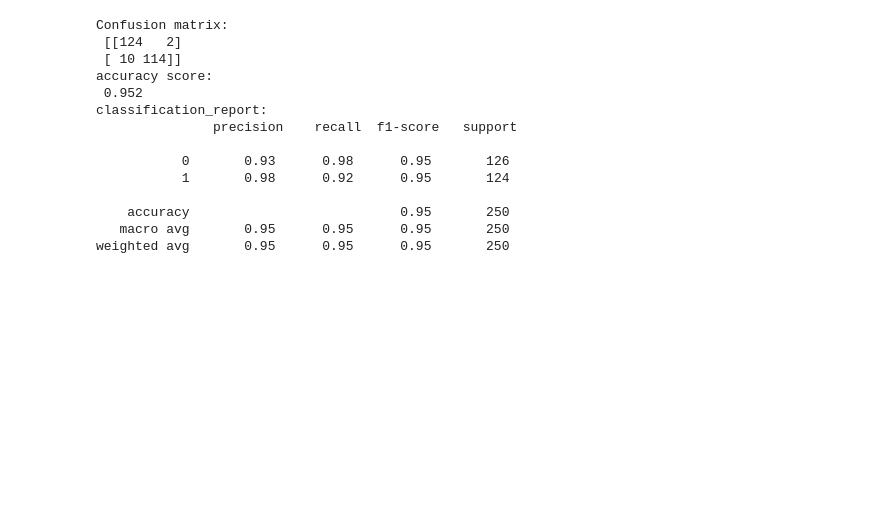
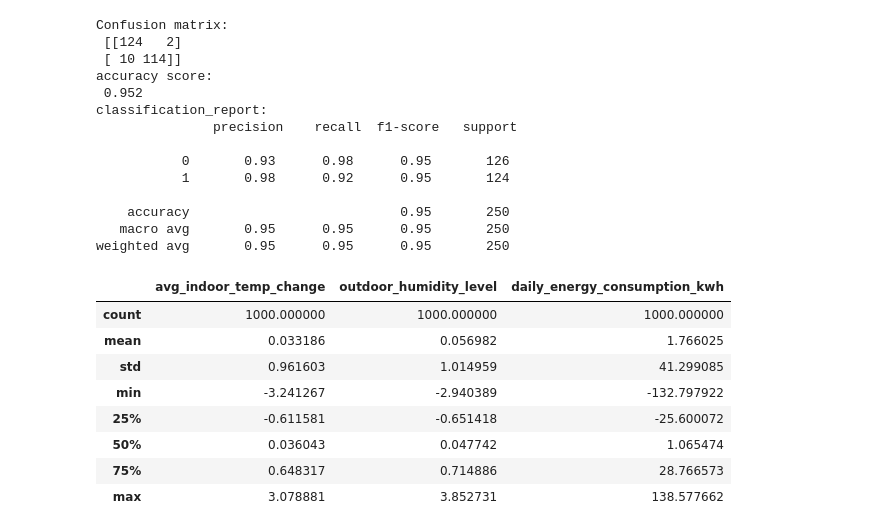
Before and after one commit to AbdullahTurgut/Machine-Learning, a Jupyter notebook: 13- KNNClassifierAndRegressor.ipynb, the cells around one changed output. Cells and saved outputs as stored; diff of their text form; code cells hidden in the pictures; blank space fills up the shorter version.

```diff
--- a/13- KNNClassifierAndRegressor.ipynb
+++ b/13- KNNClassifierAndRegressor.ipynb
@@ -134,0 +137,12 @@ weighted avg       0.95      0.95      0.95       250
+# %%
+df_reg.describe()
+# %% [output]
+|  | avg_indoor_temp_change | outdoor_humidity_level | daily_energy_consumption_kwh |
+| count | 1000.000000 | 1000.000000 | 1000.000000 |
+| mean | 0.033186 | 0.056982 | 1.766025 |
+| std | 0.961603 | 1.014959 | 41.299085 |
+| min | -3.241267 | -2.940389 | -132.797922 |
+| 25% | -0.611581 | -0.651418 | -25.600072 |
+| 50% | 0.036043 | 0.047742 | 1.065474 |
+| 75% | 0.648317 | 0.714886 | 28.766573 |
+| max | 3.078881 | 3.852731 | 138.577662 |
```
Also changed, not shown: parts of 16 cells of this notebook.
